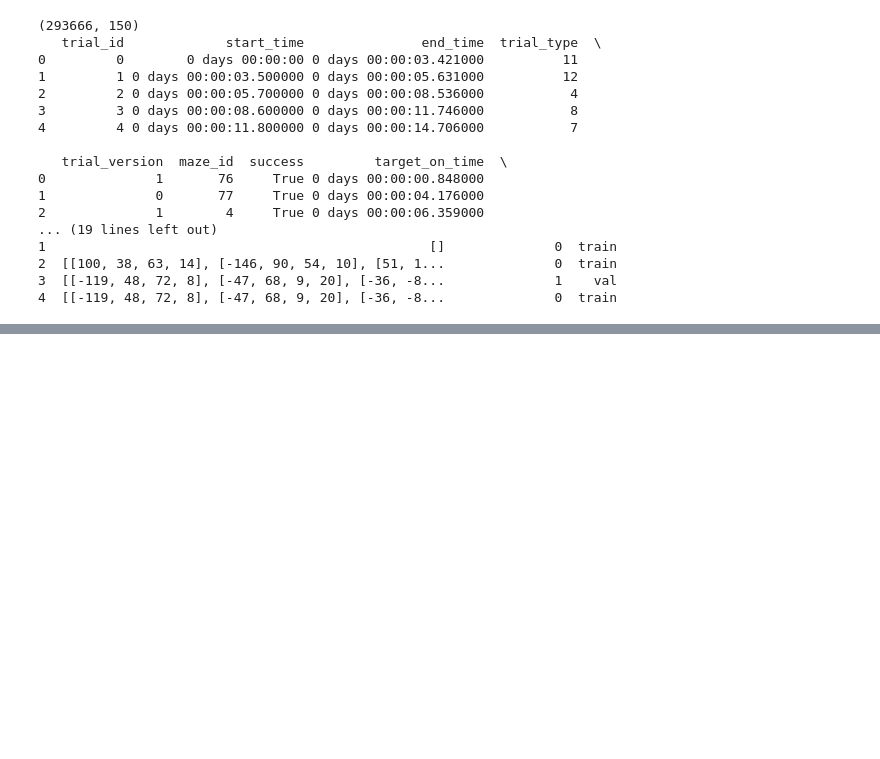
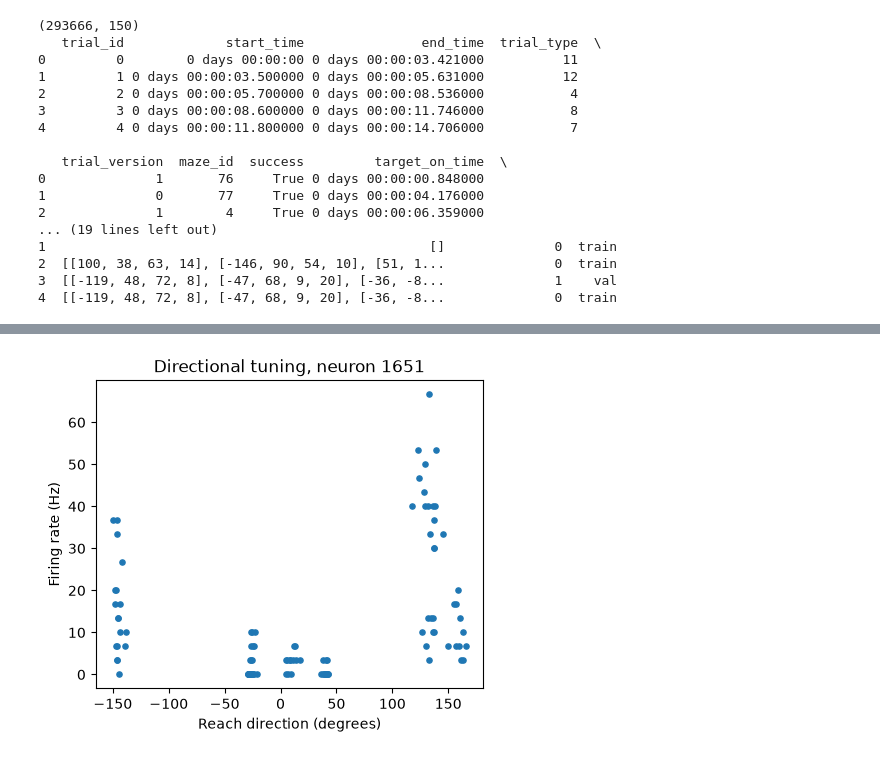
Before and after one commit to jamesdelinois/motor-cortex-neural-decoding, a Jupyter notebook: notebooks/01_explore.ipynb, the cells around one changed output, grey strips where cells are left out. Drawn from its saved outputs; the diff is of its cells as text; code cells hidden in the pictures; blank space fills up the shorter version.

```diff
--- a/notebooks/01_explore.ipynb
+++ b/notebooks/01_explore.ipynb
@@ -32,0 +129,16 @@ print(dataset.trial_info.head())
+# %%
+straight = dataset.trial_info.loc[dataset.trial_info["num_barriers"] == 0, "trial_id"]
+rate = rate[rate.index.isin(straight)]
+ang = np.degrees([angles[t] for t in rate.index])
+
+w = ((t_ms >= 0) & (t_ms < 300)).values
+rate = trials.loc[w, "spikes"].groupby(trials.loc[w, "trial_id"].values).sum() / 0.3
+ang = np.degrees([angles[t] for t in rate.index])
+n = top[0]
+plt.figure(figsize=(5, 4))
+plt.scatter(ang, rate[n], s=14)
+plt.xlabel("Reach direction (degrees)"); plt.ylabel("Firing rate (Hz)")
+plt.title(f"Directional tuning, neuron {n}")
+plt.savefig("../figures/04_tuning.png", dpi=150, bbox_inches="tight")
+# %% [output]
+[figure, added]
```
Also changed, not shown: parts of 5 cells of this notebook, 4 other files.
